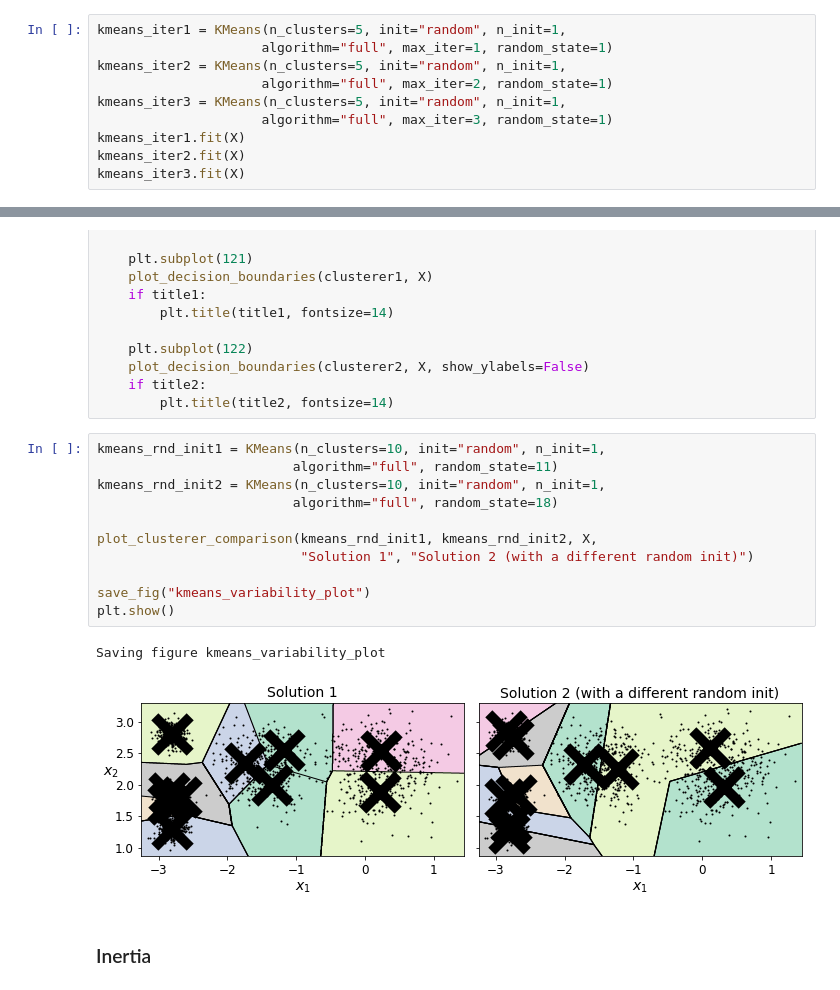
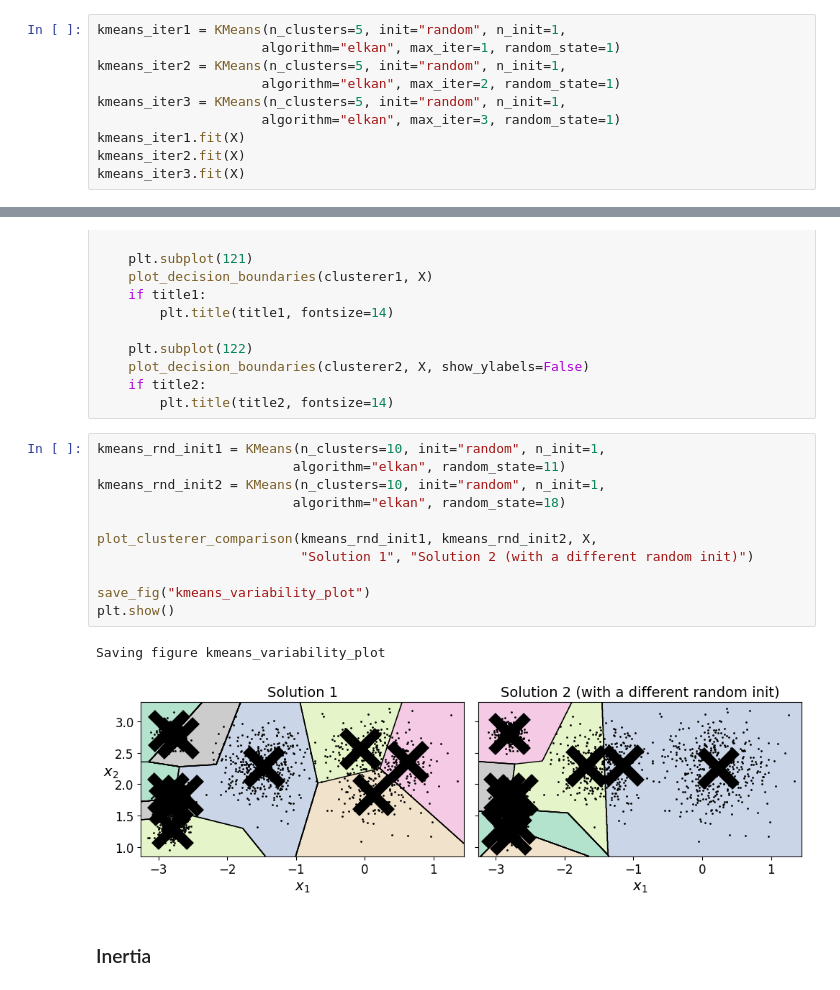
Before and after one commit to JLGOrtega/repo-clase-dsvlcsep24, a Jupyter notebook: 3-Machine_Learning/2-No_Supervisado/3-Clustering/clustering.ipynb, the cells around one changed output, grey strips where cells are left out. Cells and saved outputs as stored; diff of their text form.

```diff
--- a/3-Machine_Learning/2-No_Supervisado/3-Clustering/clustering.ipynb
+++ b/3-Machine_Learning/2-No_Supervisado/3-Clustering/clustering.ipynb
@@ -314,11 +339,11 @@ The `KMeans` class applies an optimized algorithm by default. To get the origina
 Let's run the K-Means algorithm for 1, 2 and 3 iterations, to see how the centroids move around:
 # %%
 kmeans_iter1 = KMeans(n_clusters=5, init="random", n_init=1,
-                     algorithm="full", max_iter=1, random_state=1)
+                     algorithm="elkan", max_iter=1, random_state=1)
 kmeans_iter2 = KMeans(n_clusters=5, init="random", n_init=1,
-                     algorithm="full", max_iter=2, random_state=1)
+                     algorithm="elkan", max_iter=2, random_state=1)
 kmeans_iter3 = KMeans(n_clusters=5, init="random", n_init=1,
-                     algorithm="full", max_iter=3, random_state=1)
+                     algorithm="elkan", max_iter=3, random_state=1)
 kmeans_iter1.fit(X)
 kmeans_iter2.fit(X)
 kmeans_iter3.fit(X)
@@ -384,18 +409,18 @@ def plot_clusterer_comparison(clusterer1, clusterer2, X, title1=None, title2=Non
         plt.title(title2, fontsize=14)
 # %%
 kmeans_rnd_init1 = KMeans(n_clusters=10, init="random", n_init=1,
-                         algorithm="full", random_state=11)
+                         algorithm="elkan", random_state=11)
 kmeans_rnd_init2 = KMeans(n_clusters=10, init="random", n_init=1,
-                         algorithm="full", random_state=18)
+                         algorithm="elkan", random_state=18)
 
 plot_clusterer_comparison(kmeans_rnd_init1, kmeans_rnd_init2, X,
                           "Solution 1", "Solution 2 (with a different random init)")
 
 save_fig("kmeans_variability_plot")
 plt.show()
 # %% [output]
 Saving figure kmeans_variability_plot
-[figure, old version]
+[figure, new version]
 # %% [markdown]
 ### Inertia
 # %% [markdown]
```
Also changed, not shown: parts of 37 cells of this notebook, 38 other files.
